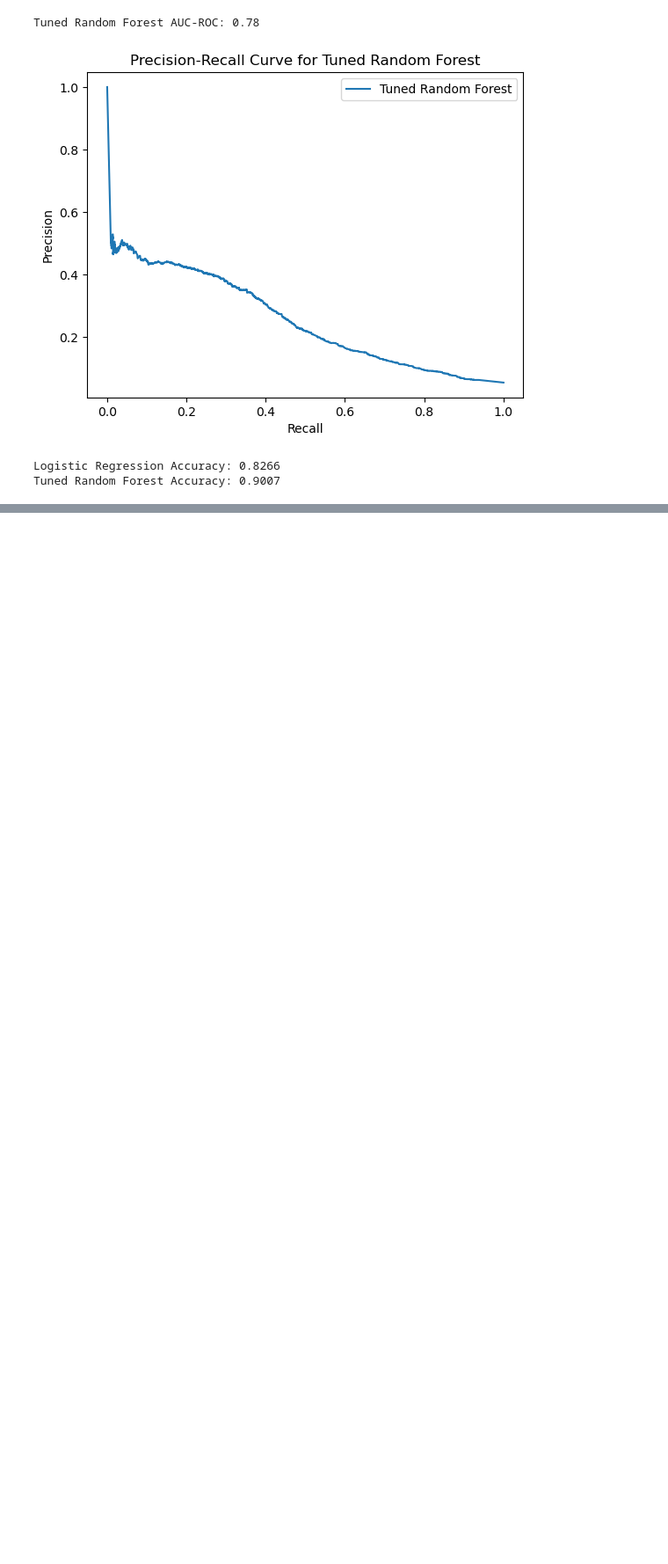
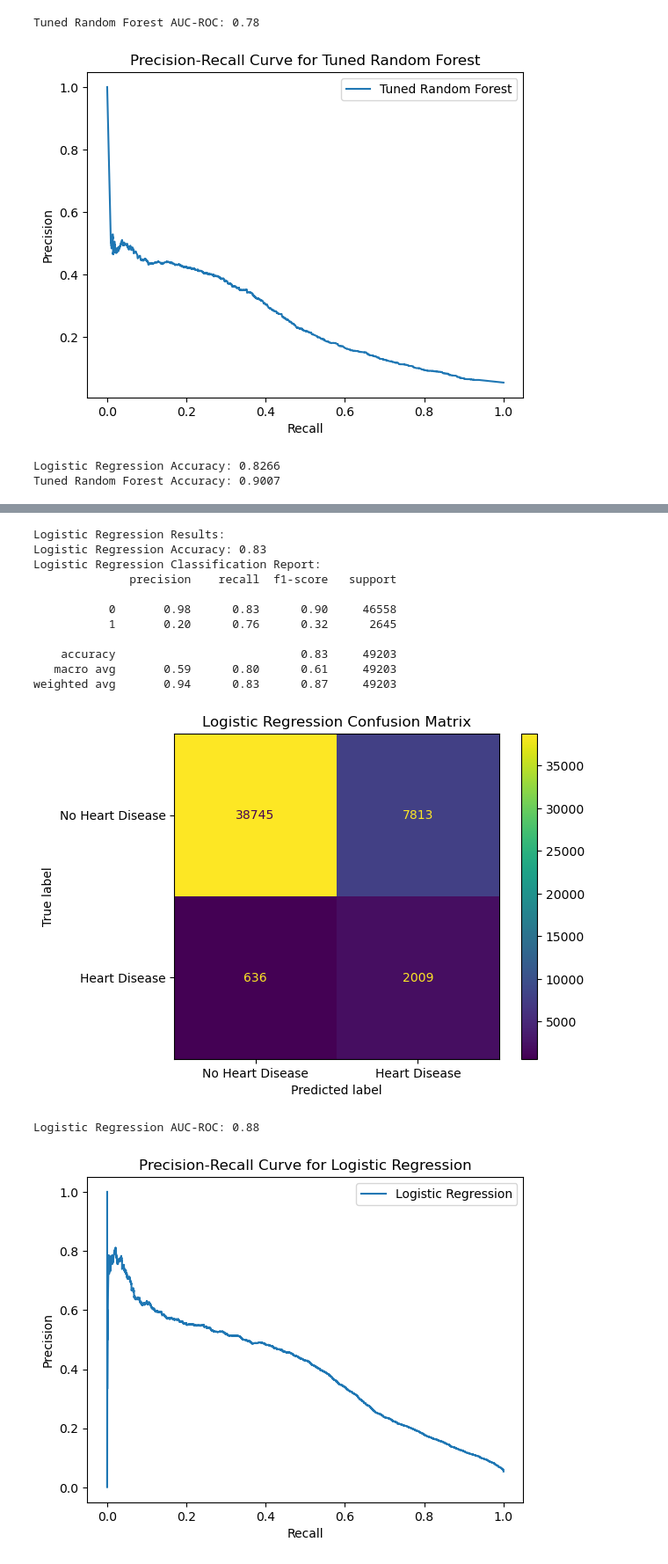
Before and after one commit to LiuRuohui/COMP7103_DataMining, a Jupyter notebook: Logistic&&Random.ipynb, the cells around one changed output, grey strips where cells are left out. Shown at 88% size. Saved outputs shown, nothing was run; the diff lists cells and outputs as text; code cells hidden in the pictures; blank space fills up the shorter version.

Commit message:
Split the statement and check it

```diff
--- a/Logistic&&Random.ipynb
+++ b/Logistic&&Random.ipynb
@@ -157,0 +193,9 @@ Tuned Random Forest Accuracy: 0.9007
+# %%
+corr = data_cleaned.corr()
+strong_correlation_cols = [col for col in corr.columns if abs(corr.loc['HadHeartAttack', col]) >= 0.05 and col != 'HadHeartAttack']
+
+# Select features (X) and target (y)
+X = data_cleaned[strong_correlation_cols]
+y = data_cleaned['HadHeartAttack']
+
+strong_correlation_cols
@@ -157,0 +274,19 @@ Tuned Random Forest Accuracy: 0.9007
+# %%
+# 绘制 PR 曲线
+def plot_pr_curve(model, X_test, y_test, model_name):
+    if hasattr(model, "predict_proba"):
+        y_scores = model.predict_proba(X_test)[:, 1]
+    else:
+        y_scores = model.decision_function(X_test)
+    precision, recall, thresholds = precision_recall_curve(y_test, y_scores)
+    plt.plot(recall, precision, label=f"{model_name}")
+    plt.xlabel("Recall")
+    plt.ylabel("Precision")
+    plt.title(f"Precision-Recall Curve for {model_name}")
+    plt.legend()
+    plt.show()
+# %%
+# 使用 SMOTE 平衡数据
+smote = SMOTE(random_state=42)
+X_train_resampled, y_train_resampled = smote.fit_resample(X_train, y_train)
+print("重采样后类别分布:\n", y_train_resampled.value_counts())
@@ -157,0 +298,22 @@ Tuned Random Forest Accuracy: 0.9007
+# %%
+# Logistic Regression 模型
+logistic_model = LogisticRegression(random_state=42, max_iter=1000, C=0.1, solver='liblinear', class_weight='balanced')
+logistic_model.fit(X_train_resampled, y_train_resampled)
+print("Logistic Regression Results:")
+logistic_accuracy = evaluate_model(logistic_model, X_test, y_test, "Logistic Regression")
+plot_pr_curve(logistic_model, X_test, y_test, "Logistic Regression")
+# %% [output]
+Logistic Regression Results:
+Logistic Regression Accuracy: 0.83
+Logistic Regression Classification Report:
+              precision    recall  f1-score   support
+
+           0       0.98      0.83      0.90     46558
+           1       0.20      0.76      0.32      2645
+
+    accuracy                           0.83     49203
+   macro avg       0.59      0.80      0.61     49203
+weighted avg       0.94      0.83      0.87     49203
+[figure, added]
+Logistic Regression AUC-ROC: 0.88
+[figure, added]
```
Also changed, not shown: parts of 6 cells of this notebook, 1 other file.
